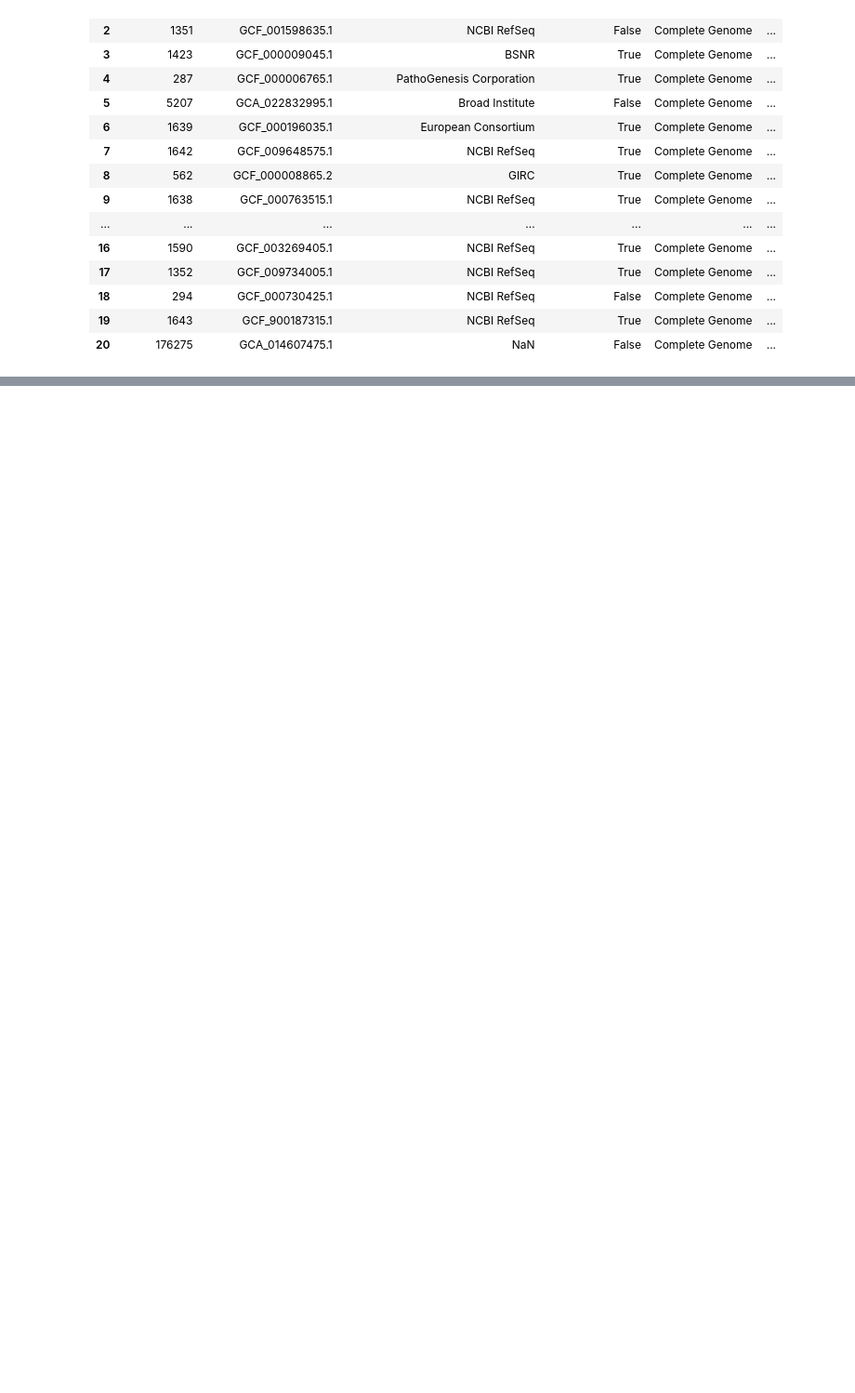
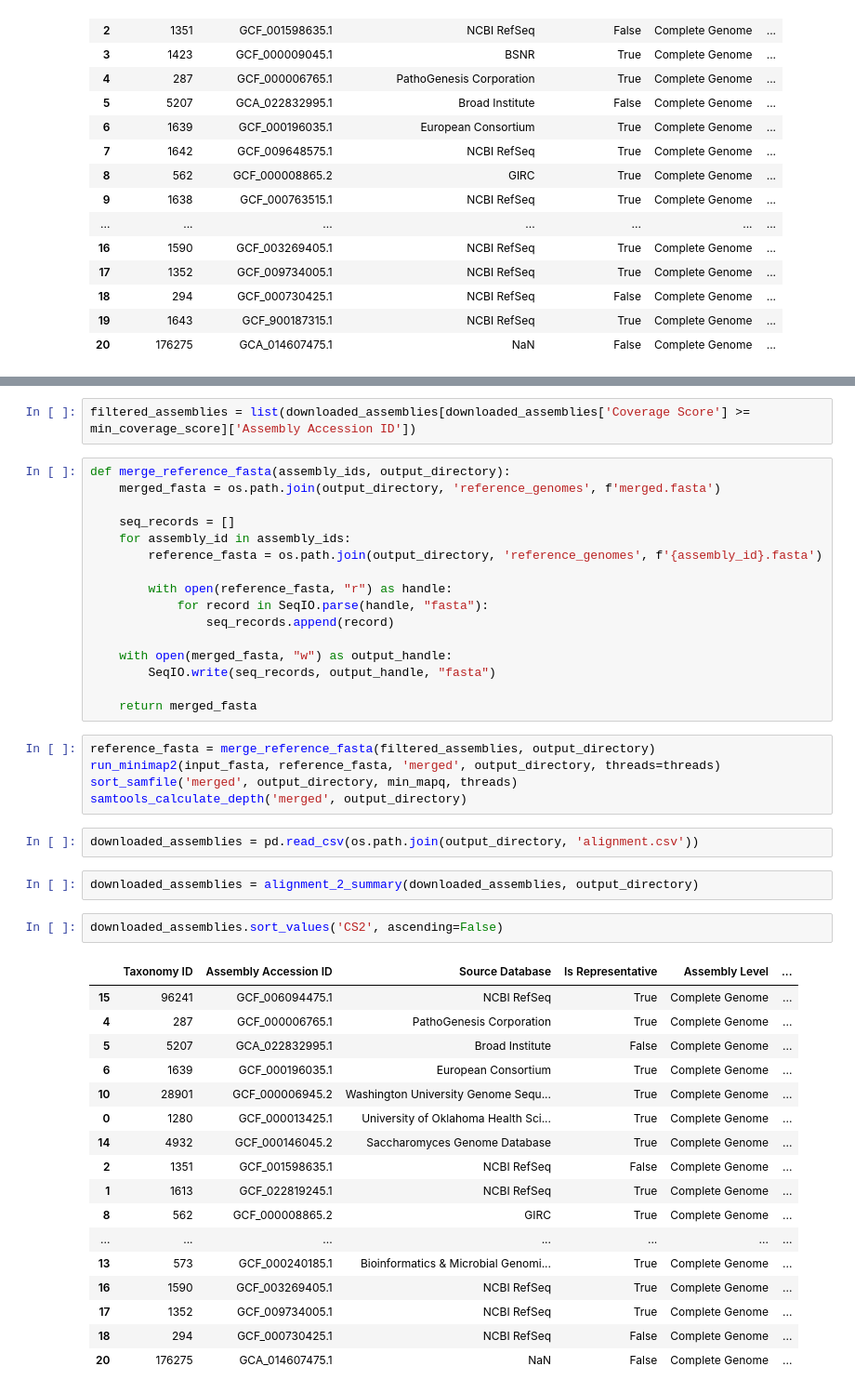
Before and after one commit to treangenlab/magnet, a Jupyter notebook: jupyter_scripts/seqscreen_taxonomy.ipynb, the cells around one changed output, grey strips where cells are left out. Shown at 93% size. Saved outputs shown, nothing was run; the diff lists cells and outputs as text; blank space fills up the shorter version.

```diff
--- a/jupyter_scripts/seqscreen_taxonomy.ipynb
+++ b/jupyter_scripts/seqscreen_taxonomy.ipynb
@@ -149,0 +158,47 @@ reference_metadata
+# %%
+filtered_assemblies = list(downloaded_assemblies[downloaded_assemblies['Coverage Score'] >= min_coverage_score]['Assembly Accession ID'])
+# %%
+def merge_reference_fasta(assembly_ids, output_directory):
+    merged_fasta = os.path.join(output_directory, 'reference_genomes', f'merged.fasta')
+
+    seq_records = []
+    for assembly_id in assembly_ids:
+        reference_fasta = os.path.join(output_directory, 'reference_genomes', f'{assembly_id}.fasta')
+
+        with open(reference_fasta, "r") as handle:
+            for record in SeqIO.parse(handle, "fasta"):
+                seq_records.append(record)
+
+    with open(merged_fasta, "w") as output_handle:
+        SeqIO.write(seq_records, output_handle, "fasta")
+
+    return merged_fasta
+# %%
+reference_fasta = merge_reference_fasta(filtered_assemblies, output_directory)
+run_minimap2(input_fasta, reference_fasta, 'merged', output_directory, threads=threads)
+sort_samfile('merged', output_directory, min_mapq, threads)
+samtools_calculate_depth('merged', output_directory)
+# %%
+downloaded_assemblies = pd.read_csv(os.path.join(output_directory, 'alignment.csv'))
+# %%
+downloaded_assemblies = alignment_2_summary(downloaded_assemblies, output_directory)
+# %%
+downloaded_assemblies.sort_values('CS2', ascending=False)
+# %% [output]
+|  | Taxonomy ID | Assembly Accession ID | Source Database | Is Representative | Assembly Level | ... |
+| 15 | 96241 | GCF_006094475.1 | NCBI RefSeq | True | Complete Genome | ... |
+| 4 | 287 | GCF_000006765.1 | PathoGenesis Corporation | True | Complete Genome | ... |
+| 5 | 5207 | GCA_022832995.1 | Broad Institute | False | Complete Genome | ... |
+| 6 | 1639 | GCF_000196035.1 | European Consortium | True | Complete Genome | ... |
+| 10 | 28901 | GCF_000006945.2 | Washington University Genome Sequ... | True | Complete Genome | ... |
+| 0 | 1280 | GCF_000013425.1 | University of Oklahoma Health Sci... | True | Complete Genome | ... |
+| 14 | 4932 | GCF_000146045.2 | Saccharomyces Genome Database | True | Complete Genome | ... |
+| 2 | 1351 | GCF_001598635.1 | NCBI RefSeq | False | Complete Genome | ... |
+| 1 | 1613 | GCF_022819245.1 | NCBI RefSeq | True | Complete Genome | ... |
+| 8 | 562 | GCF_000008865.2 | GIRC | True | Complete Genome | ... |
+| ... | ... | ... | ... | ... | ... | ... |
+| 13 | 573 | GCF_000240185.1 | Bioinformatics & Microbial Genomi... | True | Complete Genome | ... |
+| 16 | 1590 | GCF_003269405.1 | NCBI RefSeq | True | Complete Genome | ... |
+| 17 | 1352 | GCF_009734005.1 | NCBI RefSeq | True | Complete Genome | ... |
+| 18 | 294 | GCF_000730425.1 | NCBI RefSeq | False | Complete Genome | ... |
+| 20 | 176275 | GCA_014607475.1 | NaN | False | Complete Genome | ... |
```
Also changed, not shown: parts of 6 cells of this notebook, 7 other files.
